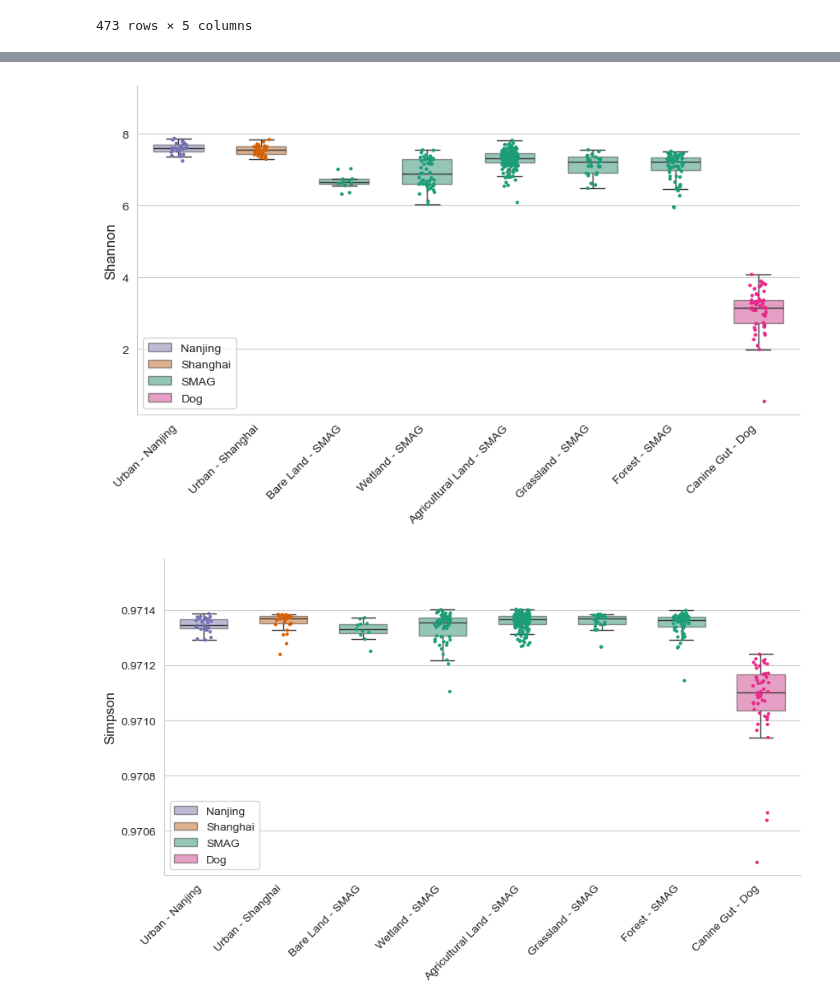
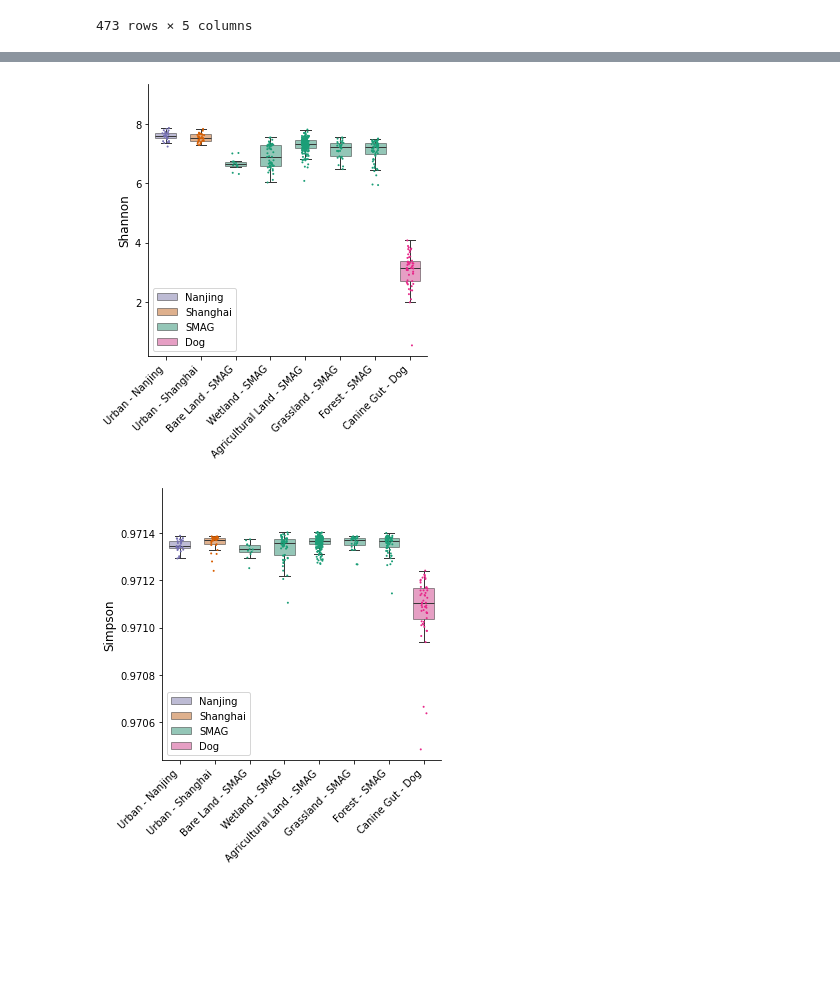
Before and after one commit to BigDataBiology/Duan2026_urban_soil, a Jupyter notebook: analysis/supp1/supp1.ipynb, the cells around one changed output, grey strips where cells are left out. Saved outputs shown, nothing was run; the diff lists cells and outputs as text; code cells hidden in the pictures; blank space fills up the shorter version.

Commit message:
ENH minor modify fig1&supp1

```diff
--- a/analysis/supp1/supp1.ipynb
+++ b/analysis/supp1/supp1.ipynb
@@ -5,10 +5,8 @@ import pandas as pd
 import numpy as np
 from scipy import stats
 from statsmodels.stats.multicomp import pairwise_tukeyhsd
-from statannotations.Annotator import Annotator
 import matplotlib.pyplot as plt
 plt.rcParams['svg.fonttype'] = 'none'
-sns.set_style('whitegrid')
 # %%
 df = pd.read_csv(r'../pre-calculated_data/nanopore.csv')
 df
@@ -93,35 +91,34 @@ df
 # %%
 custom_palette = {
     'Nanjing': '#7570b3',
     'Shanghai': '#d95f02',
     'SMAG': '#1b9e77',
     'Dog': '#e7298a',
 }
 
-fig, ax = plt.subplots(figsize=(10, 5))
+fig, ax = plt.subplots(figsize=(5, 5))
 sns.boxplot(data=df, x="Type", y="shannon", color='white', hue="Site",
              palette=custom_palette,boxprops=dict(alpha=0.5),
             showfliers=False, ax=ax, width=0.6)
 
 sns.stripplot(data=df, x="Type", y="shannon", hue="Site",
-             palette=custom_palette, ax=ax,size=3, jitter=True)
+             palette=custom_palette, ax=ax,size=2, jitter=True,legend=False)
 
 y_max = df['shannon'].max()
 y_min = df['shannon'].min()
 vertical_offset = 0.1 * (y_max - y_min)
 current_level = 1
 
 ax.set_ylim(top=y_max + vertical_offset * (current_level + 1))
-ax.set_xticklabels(ax.get_xticklabels(), rotation=45, ha='right')
 ax.spines['top'].set_visible(False)
 ax.spines['right'].set_visible(False)
 ax.set_ylabel('Shannon', fontsize=12)
 ax.set_xlabel('')
 handles, labels = ax.get_legend_handles_labels()
 ax.legend(handles=handles[0:4], labels=labels[0:4], loc="lower left")
-plt.savefig('supp1_shannon.svg')
+plt.xticks(rotation=45, ha='right')
 # %% [output]
-[figure, old version]
+[figure, new version]
 # %%
 custom_palette = {
     'Nanjing': '#7570b3',
@@ -130,15 +127,15 @@ custom_palette = {
     'Dog': '#e7298a',
 }
 
-fig, ax = plt.subplots(figsize=(10, 5))
+fig, ax = plt.subplots(figsize=(5, 5))
 sns.boxplot(data=df, x="Type", y="simpson", color='white', hue="Site",
              palette=custom_palette,boxprops=dict(alpha=0.5),
             showfliers=False, ax=ax, width=0.6, order=["Urban - Nanjing", "Urban - Shanghai", 'Bare Land - SMAG', 'Wetland - SMAG',
                                                        'Agricultural Land - SMAG', 'Grassland - SMAG', 'Forest - SMAG', "Canine Gut - Dog"])
 
 sns.stripplot(data=df, x="Type", y="simpson", hue="Site",
-             palette=custom_palette, ax=ax,size=3, jitter=True, order=["Urban - Nanjing", "Urban - Shanghai", 'Bare Land - SMAG', 'Wetland - SMAG',
-                                                       'Agricultural Land - SMAG', 'Grassland - SMAG', 'Forest - SMAG', "Canine Gut - Dog"])
+             palette=custom_palette, ax=ax,size=2, jitter=True, order=["Urban - Nanjing", "Urban - Shanghai", 'Bare Land - SMAG', 'Wetland - SMAG',
+                                                       'Agricultural Land - SMAG', 'Grassland - SMAG', 'Forest - SMAG', "Canine Gut - Dog"],legend=False)
 
 tukey = pairwise_tukeyhsd(endog=df['simpson'], groups=df['Type'], alpha=0.05)
 summary = tukey.summary()
@@ -183,13 +180,12 @@ for pair in significant_pairs:
     current_level += 1
 
 ax.set_ylim(top=y_max + vertical_offset * (current_level + 1))
-ax.set_xticklabels(ax.get_xticklabels(), rotation=45, ha='right')
 ax.spines['top'].set_visible(False)
 ax.spines['right'].set_visible(False)
 ax.set_ylabel('Simpson', fontsize=12)
 ax.set_xlabel('')
 handles, labels = ax.get_legend_handles_labels()
 ax.legend(handles=handles[0:4], labels=labels[0:4], loc="lower left")
-plt.savefig('supp1_simpson.svg')
+plt.xticks(rotation=45, ha='right')
 # %% [output]
-[figure, old version]
+[figure, new version]
```
Also changed, not shown: parts of 5 cells of this notebook, 6 other files.
